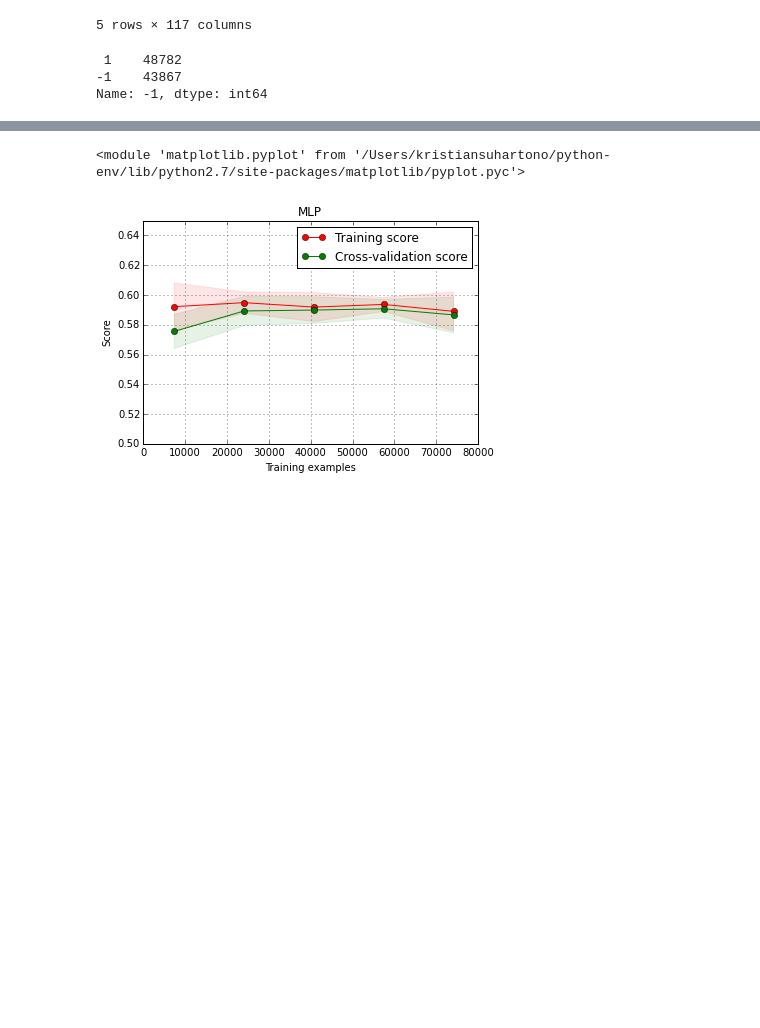
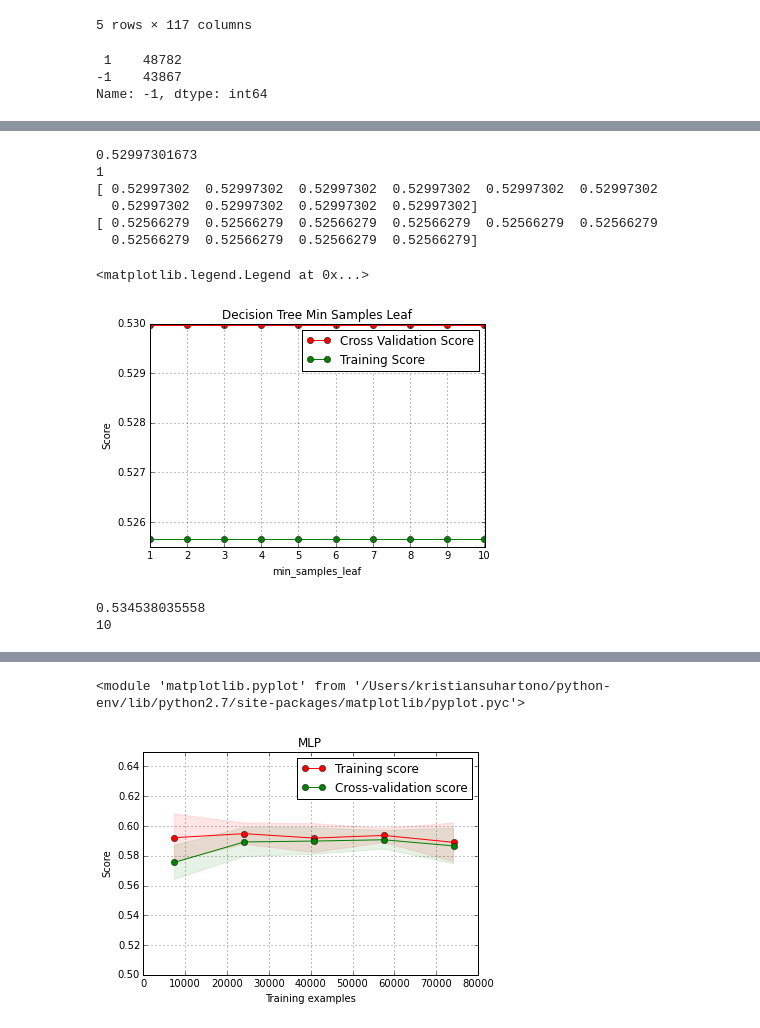
Before and after one commit to ksuhartono97/CS4641-repo, a Jupyter notebook: Dota2.ipynb, the cells around one changed output, grey strips where cells are left out. Drawn from its saved outputs; the diff is of its cells as text; code cells hidden in the pictures; blank space fills up the shorter version.

```diff
--- a/Dota2.ipynb
+++ b/Dota2.ipynb
@@ -111,4 +87,0 @@ avg / total       0.52      0.52      0.52     10293
-# %%
-cv = ShuffleSplit(n_splits=10, test_size=0.2, random_state=0)
-dt = DecisionTreeClassifier()
-plot_learning_curve(dt, "Decision Tree", x, y, (0.4, 1.01), cv=cv, n_jobs=4)
@@ -118,3 +87,0 @@ plot_learning_curve(dt, "Decision Tree", x, y, (0.4, 1.01), cv=cv, n_jobs=4)
-# %%
-mlp = MLPClassifier()
-mlp.fit(x, y)
@@ -128,0 +88,11 @@ MLPClassifier(activation='relu', alpha=0.0001, batch_size='auto', beta_1=0.9,
+# %%
+# Decision Tree Zone
+dt = DecisionTreeClassifier(splitter='best', presort = False, min_impurity_decrease= 0.1, min_samples_leaf = 1)
+cv = ShuffleSplit(n_splits=5, test_size=0.2, random_state=0)
+# parameters = {'splitter':('best', 'random')}
+# parameters = {'presort':(True, False)}
+# parameters = {'min_impurity_decrease': (np.arange(0.0, 1.01, 0.1))}
+# parameters = {'min_samples_split': (np.arange(10, 210, 10))}
+parameters = {'min_samples_leaf': (np.arange(1, 11))}
+dtGS = GridSearchCV(dt, parameters, cv = cv, scoring='accuracy', verbose=10, n_jobs=-1)
+dtGS.fit(x, y)
@@ -128,0 +192,58 @@ MLPClassifier(activation='relu', alpha=0.0001, batch_size='auto', beta_1=0.9,
+# %%
+print(dtGS.best_score_)
+print(dtGS.best_estimator_.min_samples_leaf)
+print dtGS.cv_results_['mean_test_score']
+print dtGS.cv_results_['mean_train_score']
+# %% [output]
+0.52997301673
+1
+[ 0.52997302  0.52997302  0.52997302  0.52997302  0.52997302  0.52997302
+  0.52997302  0.52997302  0.52997302  0.52997302]
+[ 0.52566279  0.52566279  0.52566279  0.52566279  0.52566279  0.52566279
+  0.52566279  0.52566279  0.52566279  0.52566279]
+# %%
+# Graph drawing section, code changed everytime when i need a new graph, will be commented
+plt.figure()
+plt.title("Decision Tree Min Samples Leaf")
+plt.xlabel("min_samples_leaf")
+plt.ylabel("Score")
+
+plt.grid()
+
+plt.plot(dtGS.param_grid['min_samples_leaf'], dtGS.cv_results_['mean_test_score'], 'o-', color="r",
+         label="Cross Validation Score" )
+plt.plot(dtGS.param_grid['min_samples_leaf'], dtGS.cv_results_['mean_train_score'], 'o-', color="g",
+         label="Training Score")
+plt.legend(loc="best")
+# %% [output]
+<matplotlib.legend.Legend at 0x...>
+[figure, added]
+# %%
+# Pruning evaluator
+testScoreArray = []
+trainScoreArray = []
+bestScore = 0.0
+index = -1
+for i in range(10, 2010, 10):
+    dt = DecisionTreeClassifier(splitter='best', presort = False, min_impurity_decrease= 0.1, min_samples_leaf = 1)
+    dt.fit(x, y)
+    prune(dt, i)
+
+    trainDtPred = dt.predict(x)
+    trainDtPred = pd.DataFrame(data=trainDtPred, columns=['hand'])
+    trainAcc = accuracy_score(y, trainDtPred)
+
+    testDtPred = dt.predict(testX)
+    testDtPred = pd.DataFrame(data=testDtPred, columns=['hand'])
+    testAcc = accuracy_score(testY, testDtPred)
+
+    if testAcc > bestScore:
+        index = i
+        bestScore = testAcc
+    trainScoreArray.append(trainAcc)
+    testScoreArray.append(testAcc)
+print bestScore
+print index
+# %% [output]
+0.534538035558
+10
```
Also changed, not shown: parts of 14 cells of this notebook.
